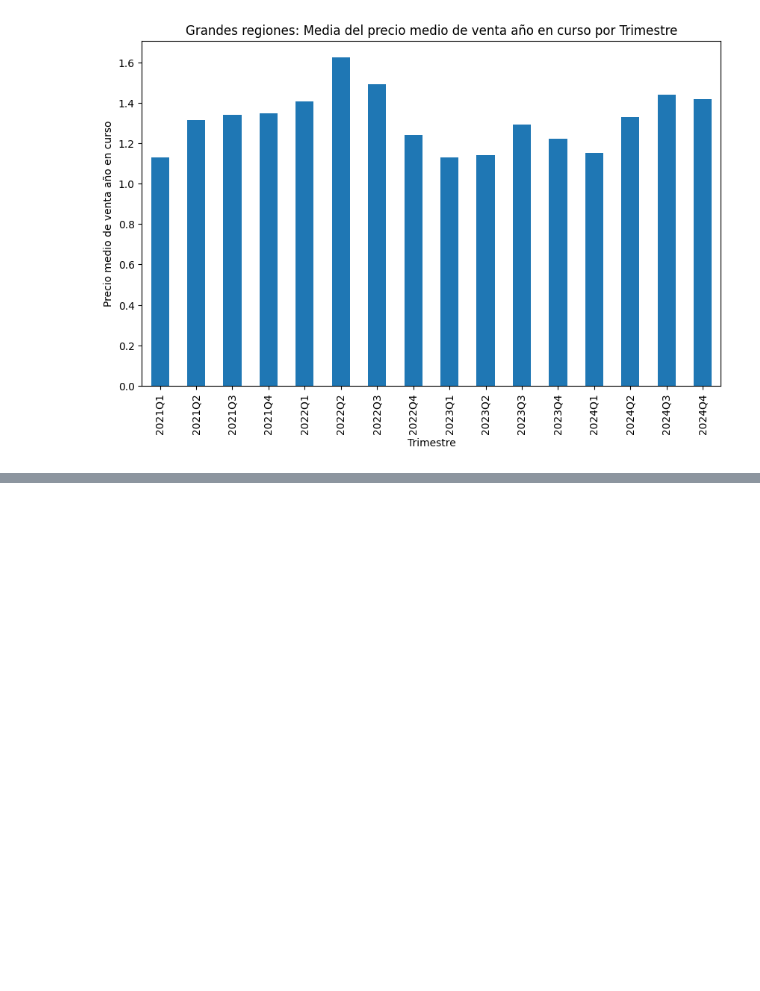
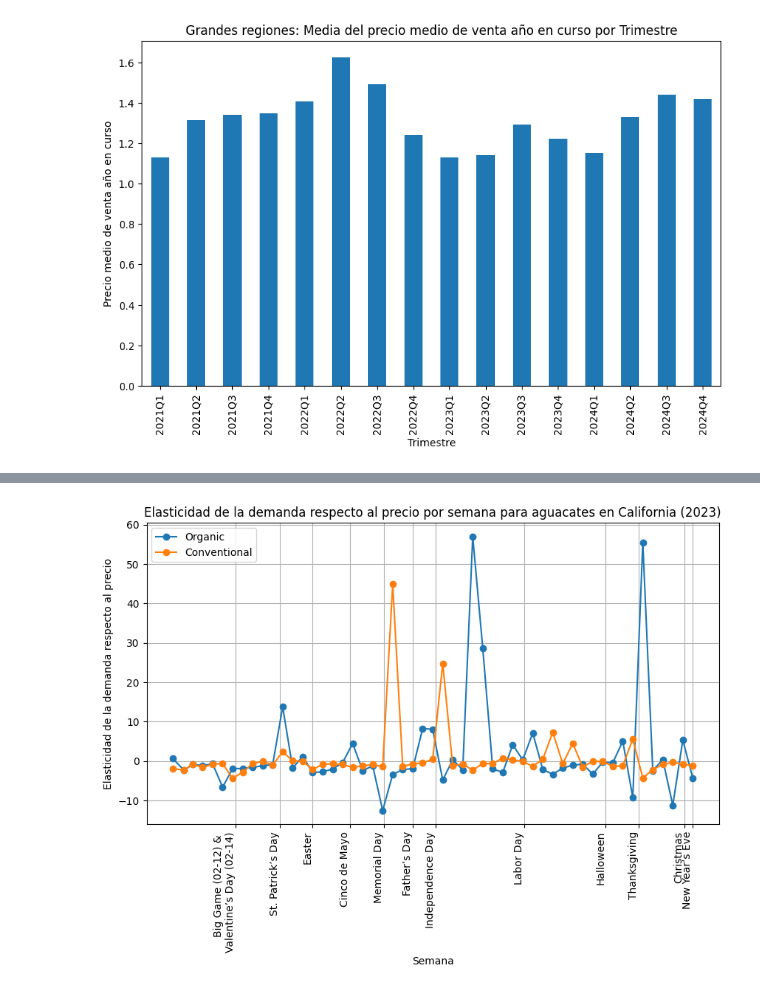
Before and after one commit to arboldeku/Avocado-2.0, a Jupyter notebook: code/exploracion_datos.ipynb, the cells around one changed output, grey strips where cells are left out. Saved outputs shown, nothing was run; the diff lists cells and outputs as text; code cells hidden in the pictures; blank space fills up the shorter version.

```diff
--- a/code/exploracion_datos.ipynb
+++ b/code/exploracion_datos.ipynb
@@ -348,0 +371,24 @@ weekly_mean.head()
+# %%
+weekly_elasticity_california_organic_2023 = weekly_elasticity_california_organic[weekly_elasticity_california_organic['Current Year Week Ending'].dt.year == 2023]
+weekly_elasticity_california_conventional_2023 = weekly_elasticity_california_conventional[weekly_elasticity_california_conventional['Current Year Week Ending'].dt.year == 2023]
+
+highlight_dates_2023 = ['2023-02-14', '2023-03-17', '2023-04-09', '2023-05-05', '2023-05-29', '2023-06-18', '2023-07-04', '2023-09-04', '2023-10-31', '2023-11-23', '2023-12-25', '2023-12-31']
+highlight_labels_2023 = ['Big Game (02-12) & \nValentine’s Day (02-14)', 'St. Patrick’s Day', 'Easter', 'Cinco de Mayo', 'Memorial Day', 'Father’s Day', 'Independence Day', 'Labor Day', 'Halloween', 'Thanksgiving', 'Christmas', 'New Year’s Eve']
+
+plt.figure(figsize=(10, 6))
+ax = weekly_elasticity_california_organic_2023.set_index('Current Year Week Ending')['Elasticity'].plot(kind='line', marker='o', label='Organic')
+weekly_elasticity_california_conventional_2023.set_index('Current Year Week Ending')['Elasticity'].plot(kind='line', marker='o', label='Conventional', ax=ax)
+plt.xlabel('Semana')
+plt.ylabel('Elasticidad de la demanda respecto al precio')
+plt.title('Elasticidad de la demanda respecto al precio por semana para aguacates en California (2023)')
+plt.legend()
+plt.grid(True)
+
+# Set custom x-ticks
+highlight_dates_dt = pd.to_datetime(highlight_dates_2023)
+ax.set_xticks(highlight_dates_dt)
+ax.set_xticklabels(highlight_labels_2023, rotation=90)
+
+plt.show()
+# %% [output]
+[figure, added]
```
Also changed, not shown: parts of 12 cells of this notebook, 3 other files.
